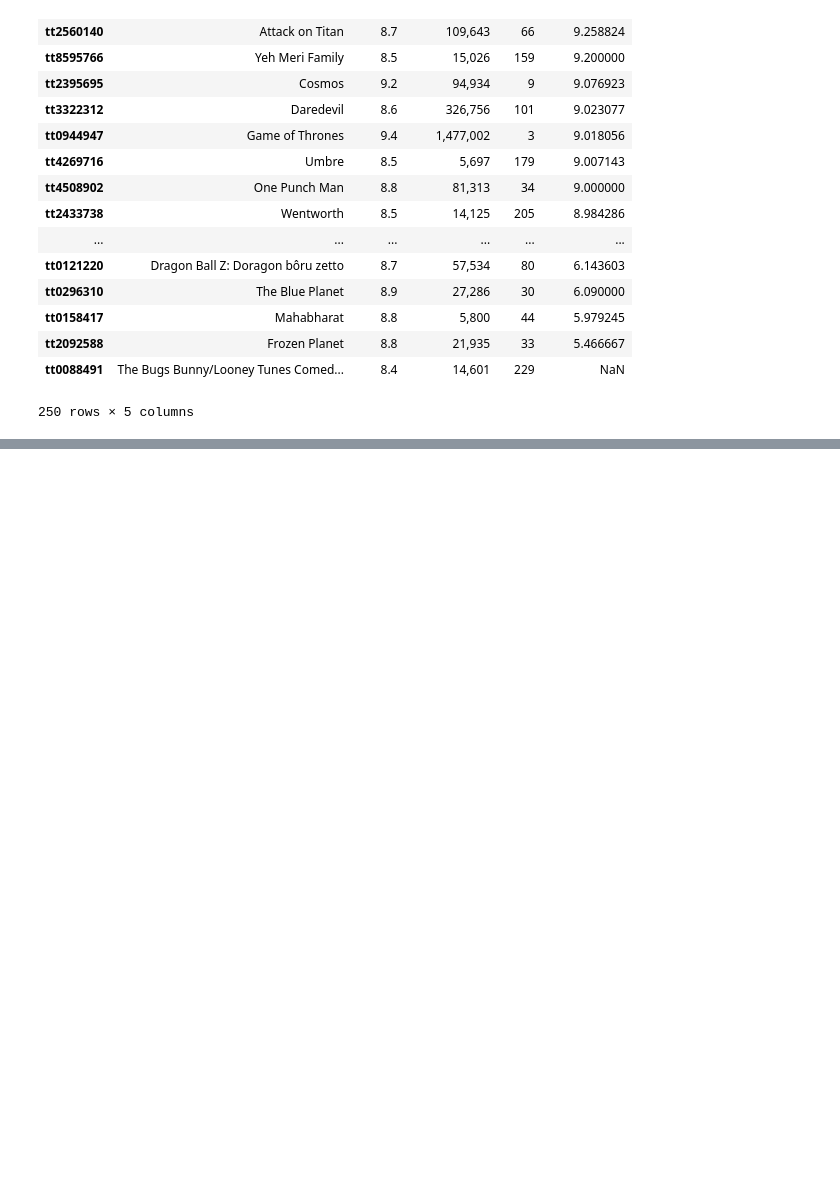
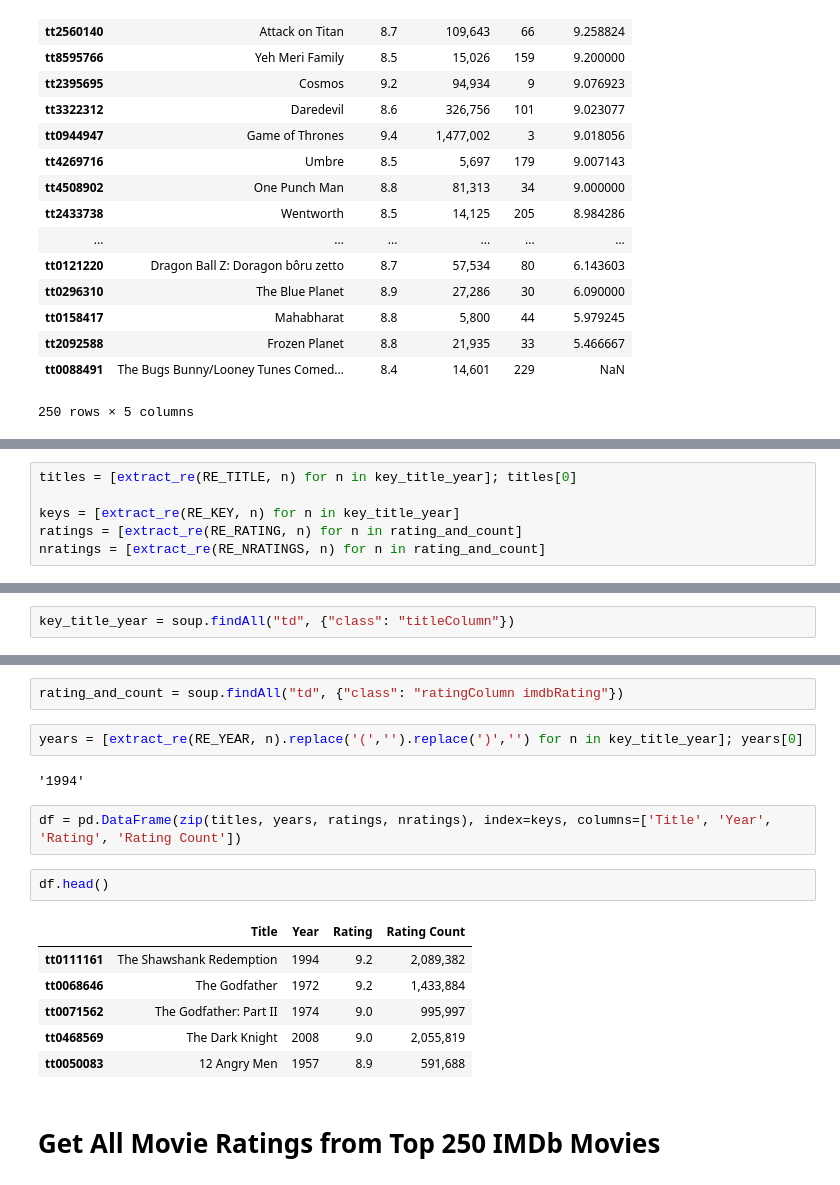
Before and after one commit to WittmannF/imdb-tv-ratings, a Jupyter notebook: IMDB_get_ratings.ipynb, the cells around one changed output, grey strips where cells are left out. Saved outputs shown, nothing was run; the diff lists cells and outputs as text; blank space fills up the shorter version.

```diff
--- a/IMDB_get_ratings.ipynb
+++ b/IMDB_get_ratings.ipynb
@@ -306,0 +358,6 @@ all_series_mean_sorted
+# %%
+titles = [extract_re(RE_TITLE, n) for n in key_title_year]; titles[0]
+
+keys = [extract_re(RE_KEY, n) for n in key_title_year]
+ratings = [extract_re(RE_RATING, n) for n in rating_and_count]
+nratings = [extract_re(RE_NRATINGS, n) for n in rating_and_count]
@@ -306,0 +366,2 @@ all_series_mean_sorted
+# %%
+key_title_year = soup.findAll("td", {"class": "titleColumn"})
@@ -306,0 +376,19 @@ all_series_mean_sorted
+# %%
+rating_and_count = soup.findAll("td", {"class": "ratingColumn imdbRating"})
+# %%
+years = [extract_re(RE_YEAR, n).replace('(','').replace(')','') for n in key_title_year]; years[0]
+# %% [output]
+'1994'
+# %%
+df = pd.DataFrame(zip(titles, years, ratings, nratings), index=keys, columns=['Title', 'Year', 'Rating', 'Rating Count'])
+# %%
+df.head()
+# %% [output]
+|  | Title | Year | Rating | Rating Count |
+| tt0111161 | The Shawshank Redemption | 1994 | 9.2 | 2,089,382 |
+| tt0068646 | The Godfather | 1972 | 9.2 | 1,433,884 |
+| tt0071562 | The Godfather: Part II | 1974 | 9.0 | 995,997 |
+| tt0468569 | The Dark Knight | 2008 | 9.0 | 2,055,819 |
+| tt0050083 | 12 Angry Men | 1957 | 8.9 | 591,688 |
+# %% [markdown]
+# Get All Movie Ratings from Top 250 IMDb Movies
```
Also changed, not shown: parts of 13 cells of this notebook.
